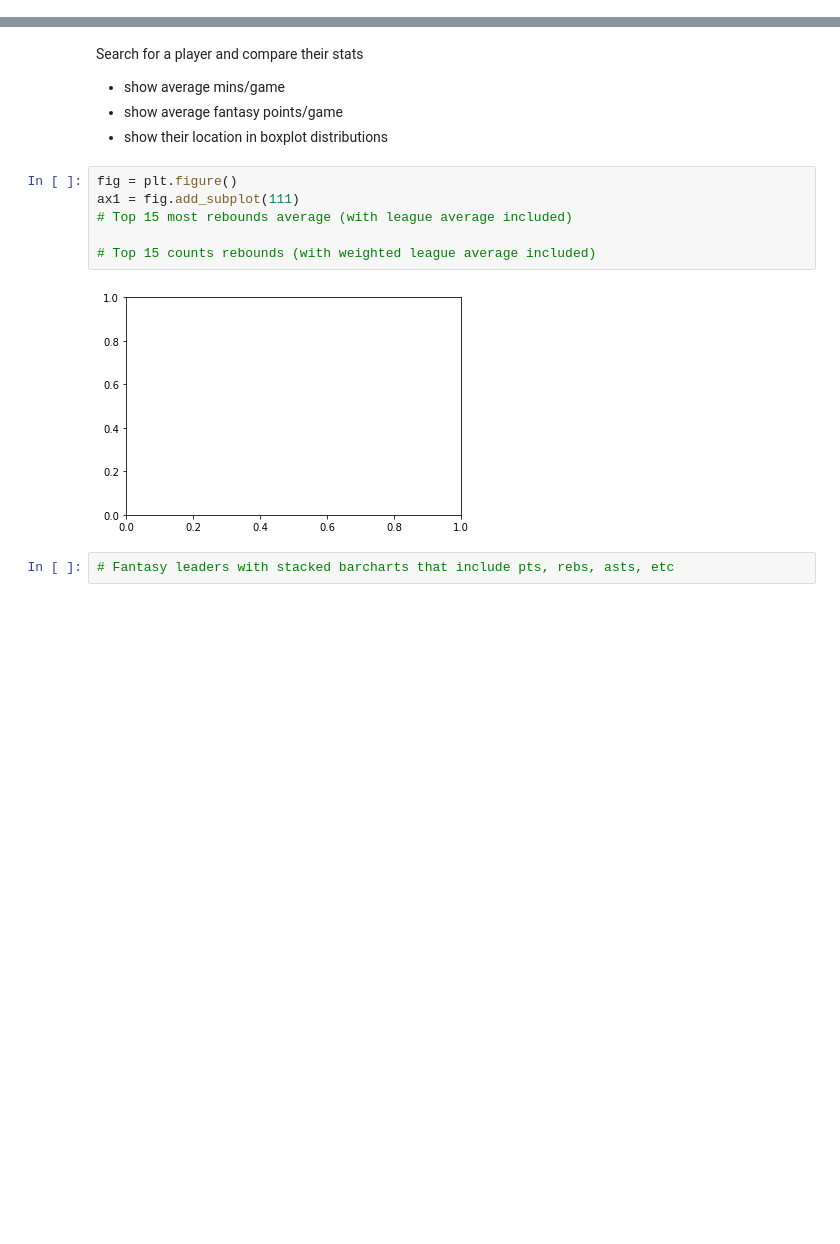
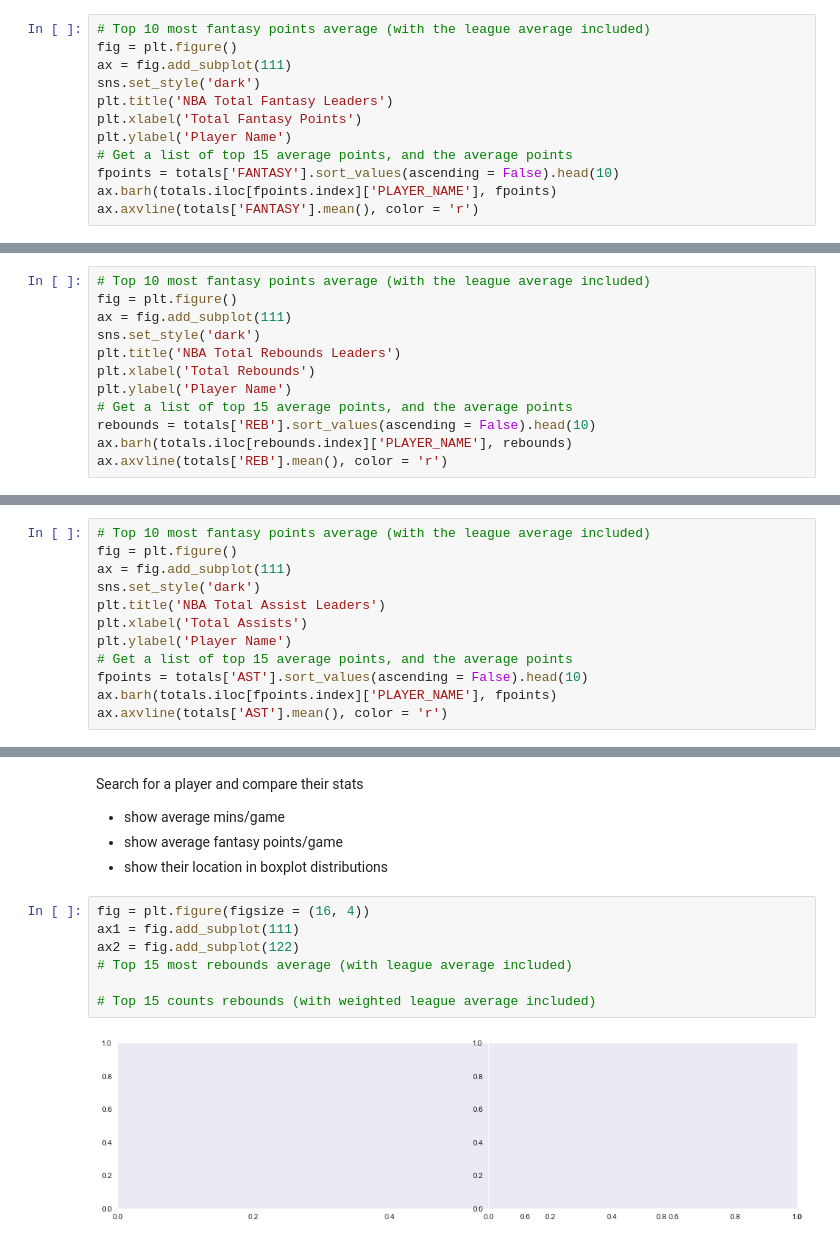
Before and after one commit to parkcherrington/NBA_Project, a Jupyter notebook: NBA_EDA.ipynb, the cells around one changed output, grey strips where cells are left out. Saved outputs shown, nothing was run; the diff lists cells and outputs as text; blank space fills up the shorter version.

```diff
--- a/NBA_EDA.ipynb
+++ b/NBA_EDA.ipynb
@@ -100,0 +186,12 @@ plt.axvline(means['PTS'].mean(), color = 'r')
+# %%
+# Top 10 most fantasy points average (with the league average included)
+fig = plt.figure()
+ax = fig.add_subplot(111)
+sns.set_style('dark')
+plt.title('NBA Total Fantasy Leaders')
+plt.xlabel('Total Fantasy Points')
+plt.ylabel('Player Name')
+# Get a list of top 15 average points, and the average points
+fpoints = totals['FANTASY'].sort_values(ascending = False).head(10)
+ax.barh(totals.iloc[fpoints.index]['PLAYER_NAME'], fpoints)
+ax.axvline(totals['FANTASY'].mean(), color = 'r')
@@ -100,0 +201,12 @@ plt.axvline(means['PTS'].mean(), color = 'r')
+# %%
+# Top 10 most fantasy points average (with the league average included)
+fig = plt.figure()
+ax = fig.add_subplot(111)
+sns.set_style('dark')
+plt.title('NBA Total Rebounds Leaders')
+plt.xlabel('Total Rebounds')
+plt.ylabel('Player Name')
+# Get a list of top 15 average points, and the average points
+rebounds = totals['REB'].sort_values(ascending = False).head(10)
+ax.barh(totals.iloc[rebounds.index]['PLAYER_NAME'], rebounds)
+ax.axvline(totals['REB'].mean(), color = 'r')
@@ -100,0 +216,12 @@ plt.axvline(means['PTS'].mean(), color = 'r')
+# %%
+# Top 10 most fantasy points average (with the league average included)
+fig = plt.figure()
+ax = fig.add_subplot(111)
+sns.set_style('dark')
+plt.title('NBA Total Assist Leaders')
+plt.xlabel('Total Assists')
+plt.ylabel('Player Name')
+# Get a list of top 15 average points, and the average points
+fpoints = totals['AST'].sort_values(ascending = False).head(10)
+ax.barh(totals.iloc[fpoints.index]['PLAYER_NAME'], fpoints)
+ax.axvline(totals['AST'].mean(), color = 'r')
@@ -118,12 +248,11 @@ Search for a player and compare their stats
 - show average fantasy points/game
 - show their location in boxplot distributions
 # %%
-fig = plt.figure()
+fig = plt.figure(figsize = (16, 4))
 ax1 = fig.add_subplot(111)
+ax2 = fig.add_subplot(122)
 # Top 15 most rebounds average (with league average included)
 
 # Top 15 counts rebounds (with weighted league average included)
 # %% [output]
-[figure, old version]
+[figure, new version]
-# %%
-# Fantasy leaders with stacked barcharts that include pts, rebs, asts, etc
```
Also changed, not shown: parts of 19 cells of this notebook, 3 other files.
